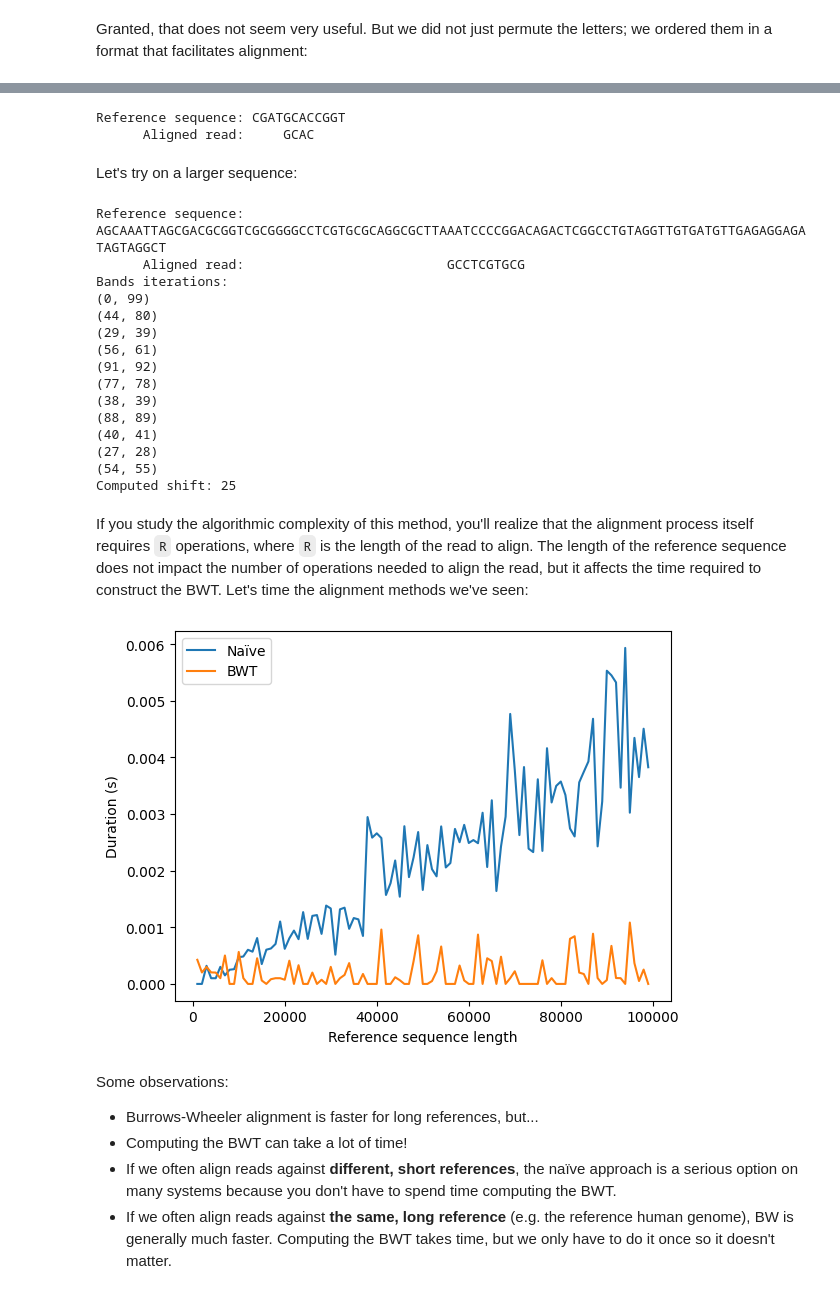
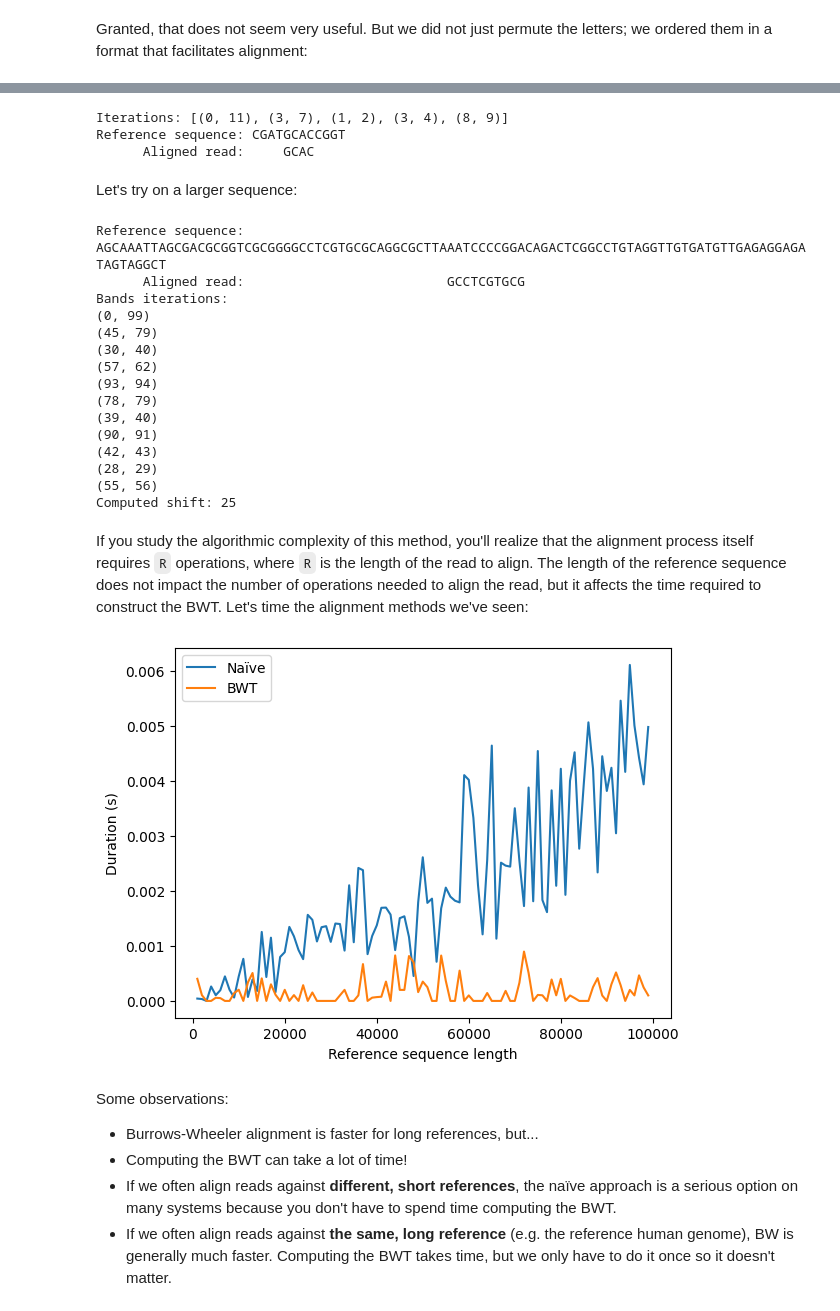
Before and after one commit to Vincent-Therrien/genome-101, a Jupyter notebook: tutorial.ipynb, the cells around one changed output, grey strips where cells are left out. Cells and saved outputs as stored; diff of their text form; code cells hidden in the pictures.

```diff
--- a/tutorial.ipynb
+++ b/tutorial.ipynb
@@ -679,7 +678,7 @@ def lexicographic_index(sequence: str) -> int:
     """Compute a unique index for the lexicographic order, which prevents the
     need for storing all strings in a table.
     """
-    VALUES = {"A": 0, "C": 1, "G": 2, "T": 3, "$": 4}
+    VALUES = {"A": 1, "C": 2, "G": 3, "T": 4, "$": 0}
     value = 0
     for i, s in enumerate(sequence[::-1]):
         value += VALUES[s] * (len(VALUES) ** i)
@@ -688,7 +687,7 @@ def lexicographic_index(sequence: str) -> int:
 
 def burrows_wheeler_transform(sequence: str) -> str:
     """Compute the Burrows-Wheeler transform for a sequence. Only supports
-    the characters A, C, G, T, ^, and $.
+    the characters A, C, G, T, and $.
     """
     s = f"{sequence}$"
     sorting = {}
@@ -797,10 +796,10 @@ a hard time visualizing it. Let's implement it:
 def burrows_wheeler_align(bwt: str, suffixes: tuple[int], read: str, debug: bool = False):
     a, c, g = bwt.count("A"), bwt.count("C"), bwt.count("G")
     bands = {
-        "A": 0,
-        "C": a,
-        "G": a + c,
-        "T": a + c + g
+        "A": 1,
+        "C": 1 + a,
+        "G": 1 + a + c,
+        "T": 1 + a + c + g
     }
     band_iteration = []  # Not required by the algorithm; just used to see how it works.
 
@@ -824,10 +823,12 @@ def burrows_wheeler_align(bwt: str, suffixes: tuple[int], read: str, debug: bool
 sequence = "CGATGCACCGGT"
 read = "GCAC"
 bwt, suffixes = burrows_wheeler_transform(sequence)
-shift = burrows_wheeler_align(bwt, suffixes, read)
+shift, b = burrows_wheeler_align(bwt, suffixes, read, True)
+print(f"Iterations: {b}")
 print(f"Reference sequence: {sequence}")
 print(f"      Aligned read: {' ' * shift}{read}")
 # %% [output]
+Iterations: [(0, 11), (3, 7), (1, 2), (3, 4), (8, 9)]
 Reference sequence: CGATGCACCGGT
       Aligned read:     GCAC
 # %% [markdown]
@@ -848,16 +849,16 @@ Reference sequence: AGCAAATTAGCGACGCGGTCGCGGGGCCTCGTGCGCAGGCGCTTAAATCCCCGGACAGAC
       Aligned read:                          GCCTCGTGCG
 Bands iterations:
 (0, 99)
-(44, 80)
-(29, 39)
-(56, 61)
-(91, 92)
-(77, 78)
-(38, 39)
-(88, 89)
-(40, 41)
-(27, 28)
-(54, 55)
+(45, 79)
+(30, 40)
+(57, 62)
+(93, 94)
+(78, 79)
+(39, 40)
+(90, 91)
+(42, 43)
+(28, 29)
+(55, 56)
 Computed shift: 25
 # %% [markdown]
 If you study the algorithmic complexity of this method, you'll realize that the alignment process
@@ -888,7 +889,7 @@ def fake_BWA(bwt: str, suffixes: tuple[int], read: str):
     return suffixes[r[0]]
 
 
-N, R = 10, 32
+M, R = 10, 32
 
 
 def benchmark_bwt(n: int) -> float:
@@ -899,43 +900,43 @@ def benchmark_bwt(n: int) -> float:
     would, but not actually use the real function.
     """
     total = 0
-    for _ in range(N):
+    for _ in range(M):
         sequence = "".join([choice(NUCLEOTIDES) for _ in range(n)])
         S = randint(0, len(sequence) - R)
         read = sequence[S:S + R]
         bwt, suffixes = sequence, list(range(len(sequence)))  # Fake data
         start = time.time()
         fake_BWA(bwt, suffixes, read)
         end = time.time()
         total += end - start
-    return total / N
+    return total / M
 
 
 def benchmark_naive_alignment(n: int) -> float:
     total = 0
-    for _ in range(N):
+    for _ in range(M):
         sequence = "".join([choice(NUCLEOTIDES) for _ in range(n)])
         S = randint(0, len(sequence) - R)
         read = sequence[S:S + R]
         start = time.time()
         for i in range(len(sequence) - R):
             c = sequence[i:i + R]
             if c == read:
                 break
         end = time.time()
         total += end - start
-    return total / N
+    return total / M
 
 
 fig, ax = plt.subplots()
 N = range(1000, 100000, 1000)
 ax.plot(N, [benchmark_naive_alignment(n) for n in N], label="Naïve")
 ax.plot(N, [benchmark_bwt(n) for n in N], label="BWT")
 ax.set(xlabel='Reference sequence length', ylabel='Duration (s)')
 plt.legend()
 plt.show()
 # %% [output]
-[figure, old version]
+[figure, new version]
 # %% [markdown]
 Some observations:
 
```
Also changed, not shown: parts of 16 cells of this notebook.
